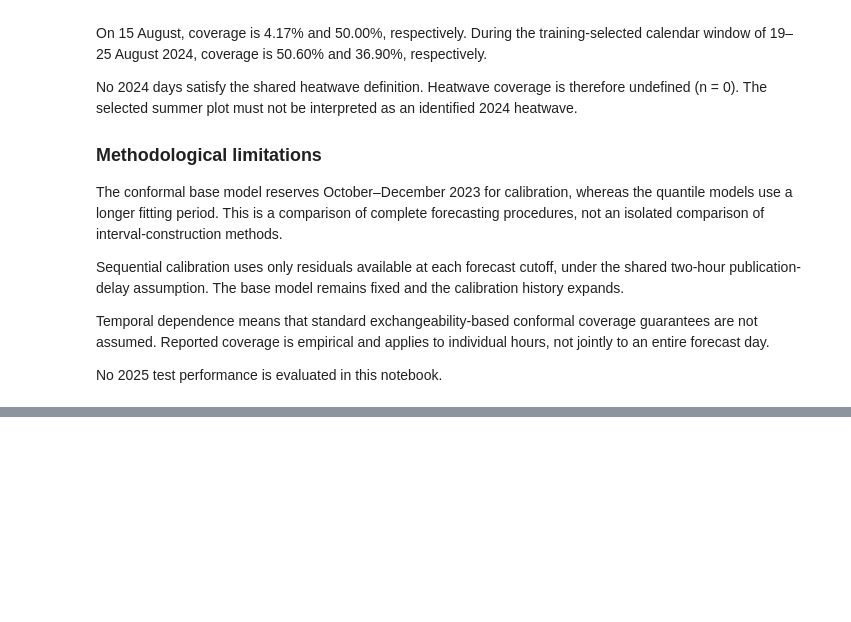
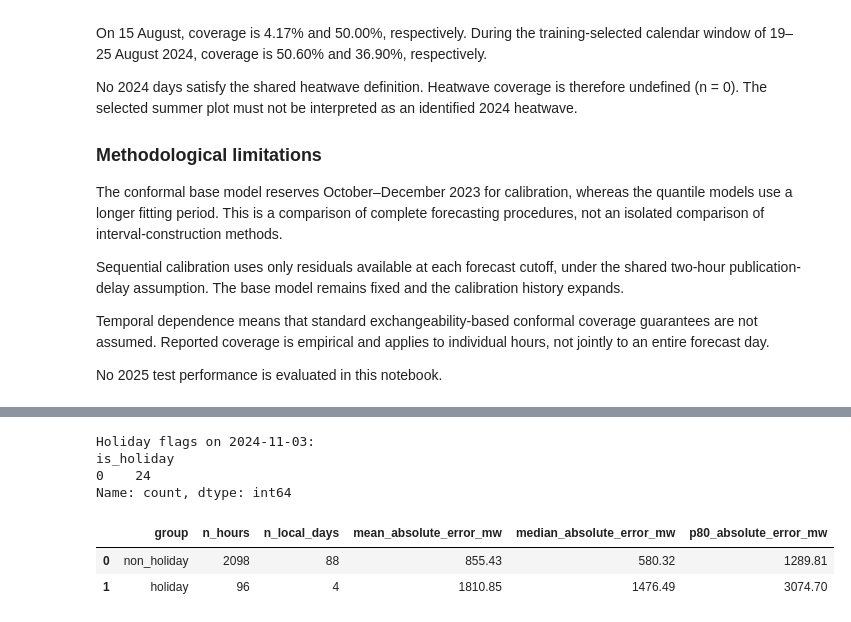
Before and after one commit to martinaaaaa-maaaa/italy-electricity-load-forecasting, a Jupyter notebook: notebooks/marco/02_lightgbm_prediction_intervals.ipynb, the cells around one changed output, grey strips where cells are left out. Saved outputs shown, nothing was run; the diff lists cells and outputs as text; code cells hidden in the pictures; blank space fills up the shorter version.

```diff
--- a/notebooks/marco/02_lightgbm_prediction_intervals.ipynb
+++ b/notebooks/marco/02_lightgbm_prediction_intervals.ipynb
@@ -2549,0 +2691,52 @@ No 2025 test performance is evaluated in this notebook.
+# %%
+# Inspect the calendar flag actually used by the models.
+november_3 = (
+    config.local_midnight(val.index).strftime("%Y-%m-%d")
+    == "2024-11-03"
+)
+
+print("Holiday flags on 2024-11-03:")
+print(val.loc[november_3, "is_holiday"].value_counts())
+
+# Compare errors on holiday and non-holiday calibration hours.
+calibration_diagnostic = calibration_scores.copy()
+calibration_diagnostic["is_holiday"] = train.loc[
+    calibration_diagnostic.index, "is_holiday"
+]
+
+# Use only scores available at the first validation cutoff.
+calibration_diagnostic = calibration_diagnostic.loc[
+    calibration_diagnostic["available_at_utc"]
+    <= first_validation_cutoff_utc
+]
+
+records = []
+
+for flag, group in calibration_diagnostic.groupby("is_holiday"):
+    records.append({
+        "group": "holiday" if flag == 1 else "non_holiday",
+        "n_hours": len(group),
+        "n_local_days": config.local_midnight(
+            group.index
+        ).nunique(),
+        "mean_absolute_error_mw": group["absolute_error_mw"].mean(),
+        "median_absolute_error_mw": group["absolute_error_mw"].median(),
+        "p80_absolute_error_mw": group["absolute_error_mw"].quantile(0.80),
+    })
+
+calibration_holiday_diagnostic = pd.DataFrame(records)
+
+display(calibration_holiday_diagnostic.round(2))
+
+calibration_holiday_diagnostic.to_csv(
+    results_dir / "initial_calibration_holiday_diagnostic.csv",
+    index=False,
+)
+# %% [output]
+Holiday flags on 2024-11-03:
+is_holiday
+0    24
+Name: count, dtype: int64
+|  | group | n_hours | n_local_days | mean_absolute_error_mw | median_absolute_error_mw | p80_absolute_error_mw |
+| 0 | non_holiday | 2098 | 88 | 855.43 | 580.32 | 1289.81 |
+| 1 | holiday | 96 | 4 | 1810.85 | 1476.49 | 3074.70 |
```
Also changed, not shown: parts of 11 cells of this notebook, 7 other files.
